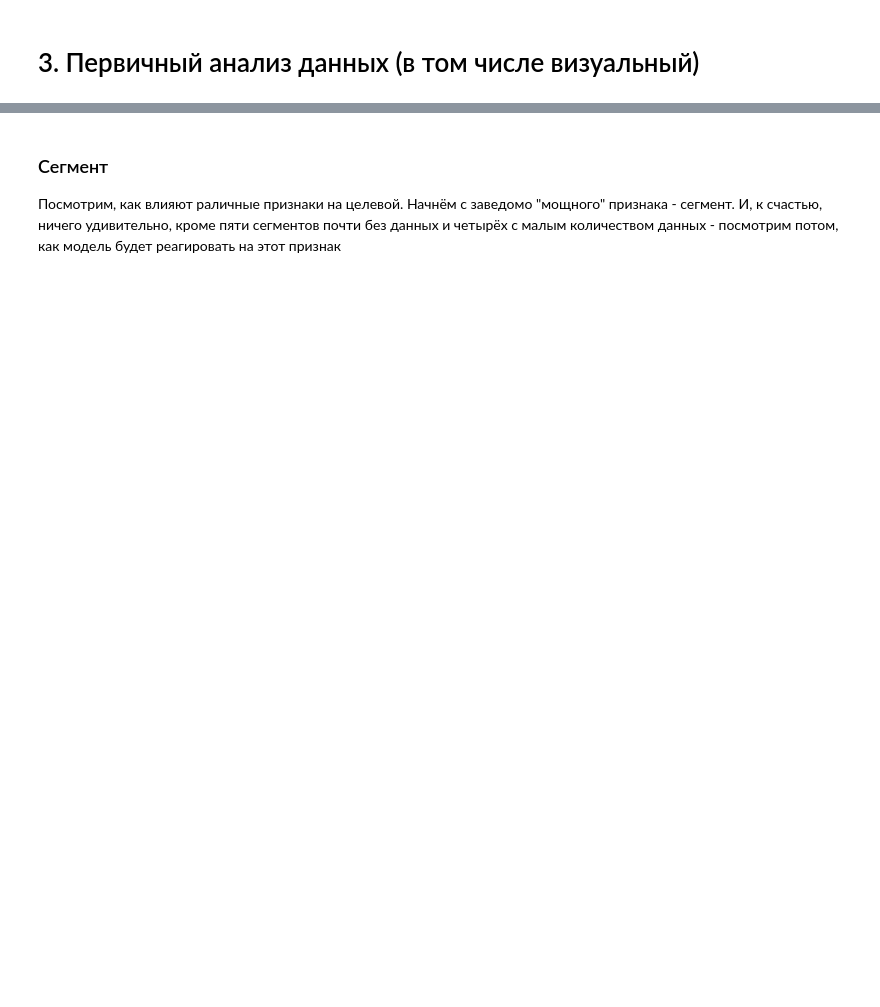
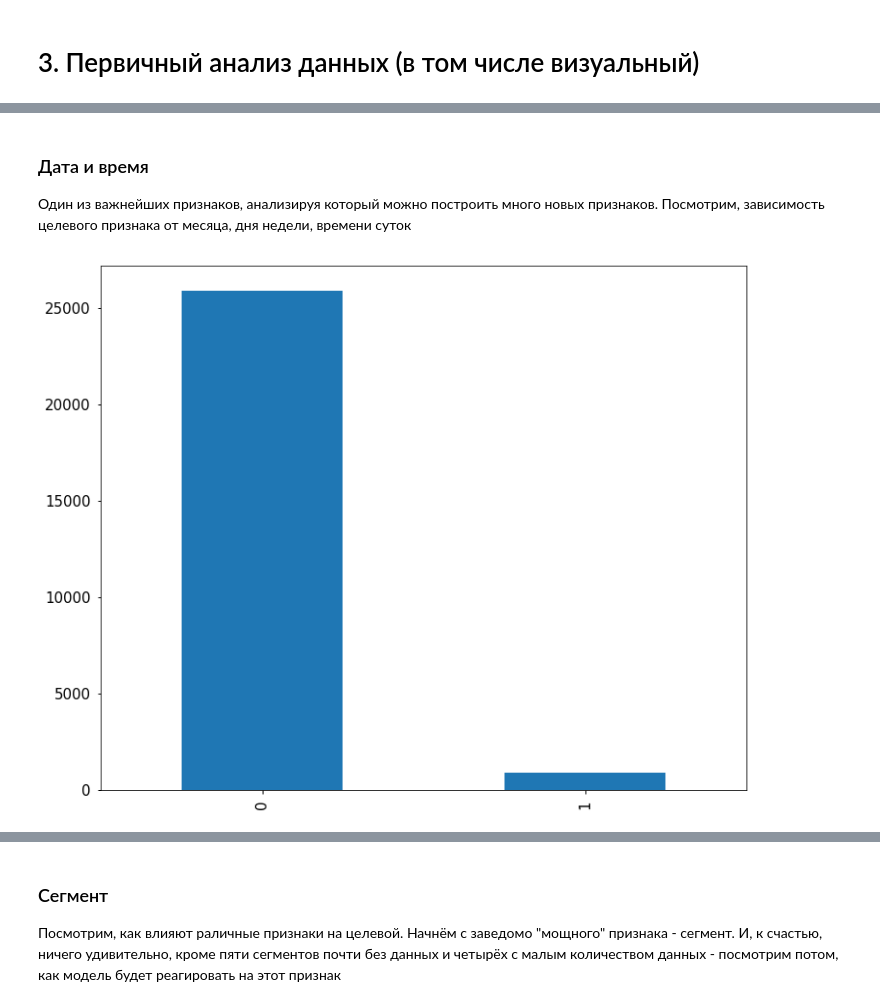
Before and after one commit to maxsaprykin/ind_project, a Jupyter notebook: Определение факторов, влияющих на выполнение целевого действия посетителем интернет-страницы.ipynb, the cells around one changed output, grey strips where cells are left out. Saved outputs shown, nothing was run; the diff lists cells and outputs as text; code cells hidden in the pictures; blank space fills up the shorter version.

```diff
--- a/Определение факторов, влияющих на выполнение целевого действия посетителем интернет-страницы.ipynb
+++ b/Определение факторов, влияющих на выполнение целевого действия посетителем интернет-страницы.ipynb
@@ -206,0 +268,24 @@ plt.title('Распределение целевого признака');
+# %% [markdown]
+### Дата и время
+Один из важнейших признаков, анализируя который можно построить много новых признаков. Посмотрим, зависимость целевого признака от месяца, дня недели, времени суток
+# %%
+#Данные для графиков
+df_target_for_pics = df[df['Целевые посетители']==1]
+df_target_for_pics['month']  = df_target_for_pics['Дата и время первого визита'].apply(lambda time: pd.Timestamp(time).month)
+df_target_for_pics['year']  = df_target_for_pics['Дата и время первого визита'].apply(lambda time: pd.Timestamp(time).year)
+df_target_for_pics['day_of_week']  = df_target_for_pics['Дата и время первого визита'].apply(lambda time: pd.Timestamp(time).dayofweek)
+df_target_for_pics['days_in_month']  = df_target_for_pics['Дата и время первого визита'].apply(lambda time: pd.Timestamp(time).days_in_month)
+df_target_for_pics['week']  = df_target_for_pics['Дата и время первого визита'].apply(lambda time: pd.Timestamp(time).week)
+df_target_for_pics['hour']  = df_target_for_pics['Дата и время первого визита'].apply(lambda time: pd.Timestamp(time).hour)
+
+df_target_for_pics['early_morning']  = df_target_for_pics['Дата и время первого визита'].apply(lambda time: 1 if (pd.Timestamp(time).hour >= 6) and (pd.Timestamp(time).hour <= 8) else 0)
+df_target_for_pics['morning']        = df_target_for_pics['Дата и время первого визита'].apply(lambda time: 1 if (pd.Timestamp(time).hour >= 9) and (pd.Timestamp(time).hour <= 11) else 0)
+df_target_for_pics['day']            = df_target_for_pics['Дата и время первого визита'].apply(lambda time: 1 if (pd.Timestamp(time).hour >= 12) and (pd.Timestamp(time).hour <= 18) else 0)
+df_target_for_pics['evening']        = df_target_for_pics['Дата и время первого визита'].apply(lambda time: 1 if (pd.Timestamp(time).hour >= 19) and (pd.Timestamp(time).hour <= 23) else 0)
+df_target_for_pics['night']          = df_target_for_pics['Дата и время первого визита'].apply(lambda time: 1 if (pd.Timestamp(time).hour >= 0) and (pd.Timestamp(time).hour <= 5) else 0)
+# %%
+res = df_target_for_pics[df_target_for_pics['year'] == 2018]['early_morning'].value_counts()
+res.sort_index(inplace=True)
+res.plot(kind='bar');
+# %% [output]
+[figure, added]
```
Also changed, not shown: parts of 43 cells of this notebook, 22 other files.
